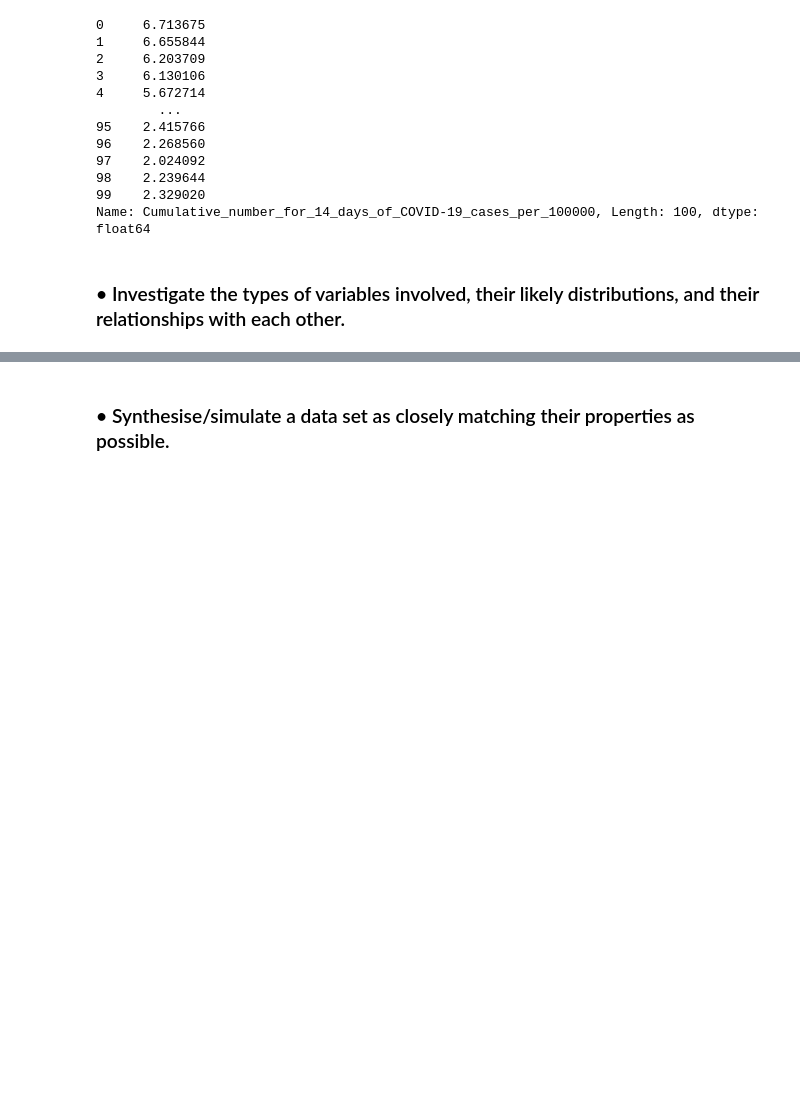
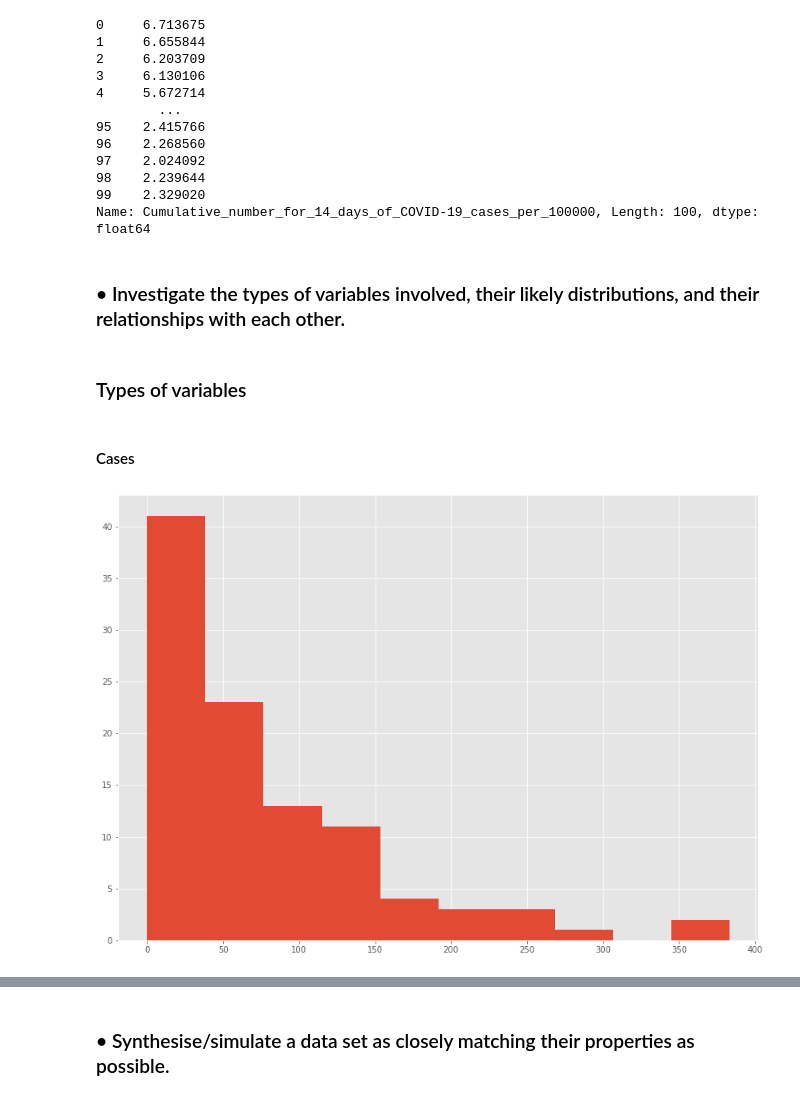
Before and after one commit to Samjean2020/progda2020-project, a Jupyter notebook: progda2020project.ipynb, the cells around one changed output, grey strips where cells are left out. Cells and saved outputs as stored; diff of their text form; code cells hidden in the pictures; blank space fills up the shorter version.

Commit message:
Worked on variables, their relationships between
each other and comments.

```diff
--- a/progda2020project.ipynb
+++ b/progda2020project.ipynb
@@ -46 +41,20 @@ df = pd.read_csv("COVID-19-geographic-disbtribution-worldwide - Copy - Copy.csv"
+# %%
+# Magic command in Ipython displaying the output.
+%matplotlib inline
+
+# Numercial arrays and fitting lines
+import numpy as np
+# Plots.
+import matplotlib.pyplot as plt
+# Data visualisation
+import seaborn as sns
+# Nicer plot style.
+plt.style.use('ggplot')
+# Bigger plots.
+plt.rcParams['figure.figsize'] = 14, 10
+
+#Import pandas as pd for data analysis and manipulation.
+import pandas as pd
+# Set a
+df = pd.read_csv("COVID-19-geographic-disbtribution-worldwide - Copy - Copy.csv")
 # %% [markdown]
@@ -166,3 +177,14 @@ df.iloc[0:100, 11]
 Name: Cumulative_number_for_14_days_of_COVID-19_cases_per_100000, Length: 100, dtype: float64
 # %% [markdown]
 ### • Investigate the types of variables involved, their likely distributions, and their relationships with each other.
+# %% [markdown]
+### Types of variables
+# %% [markdown]
+#### Cases
+# %%
+# Using Matplotlib.pyplot hist() function for the .loc () function to display an histogram for the variable:
+# "deaths".
+plt.hist(df.loc[0:100,"cases"])
+plt.show()
+# %% [output]
+[figure, added]
```
Also changed, not shown: parts of 27 cells of this notebook.
